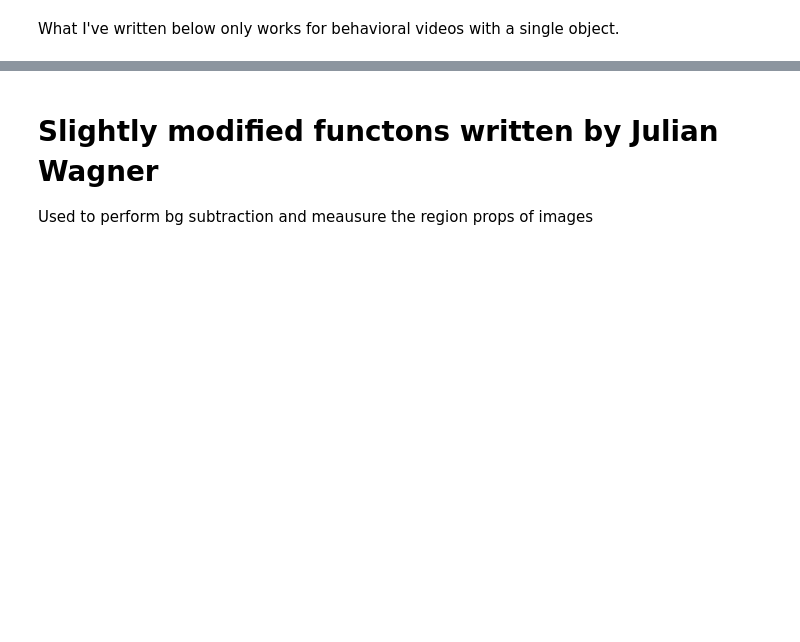
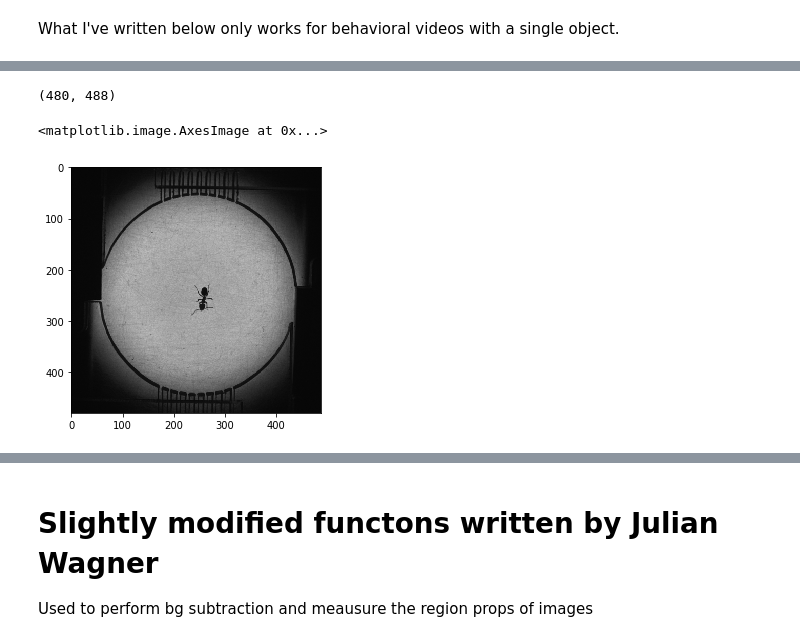
Before and after one commit to Tomnaragon/sceptovideo, a Jupyter notebook: Data_analysis_attempted_multithreading.ipynb, the cells around one changed output, grey strips where cells are left out. Saved outputs shown, nothing was run; the diff lists cells and outputs as text; code cells hidden in the pictures; blank space fills up the shorter version.

```diff
--- a/Data_analysis_attempted_multithreading.ipynb
+++ b/Data_analysis_attempted_multithreading.ipynb
@@ -26,9 +32,8 @@ import motmot.FlyMovieFormat.FlyMovieFormat as FMF
 # %% [markdown]
 What I've written below only works for behavioral videos with a single object.
 # %%
-#File path the the video file
-fname = '/data/2019_03_25_Lo_solo_5_mM_sulcatone_cam_0_date\
-_2019_03_25_time_12_48_06_v001.fmf'
+#File path to the video file
+fname = '/data/2019_04_09_LO_1M_sulcatone_run_03_cam_0_date_2019_04_09_time_14_49_44_v001.fmf'
 # %%
 #create FMF object of the movie and get image dimensions
 fmf = FMF.FlyMovie(fname)
@@ -81,3 +94,14 @@ bg_img = jwseg.construct_bg_img(bg_img_set)
+# %%
+bg_img.shape
+# %% [output]
+(480, 488)
+# %%
+ant_image,_ = fmf.get_frame(7000)
+
+skimage.io.imshow(ant_image)
+# %% [output]
+<matplotlib.image.AxesImage at 0x...>
+[figure, added]
 # %%
 skimage.io.imshow(bg_img)
 # %% [output]
```
Also changed, not shown: parts of 12 cells of this notebook.
